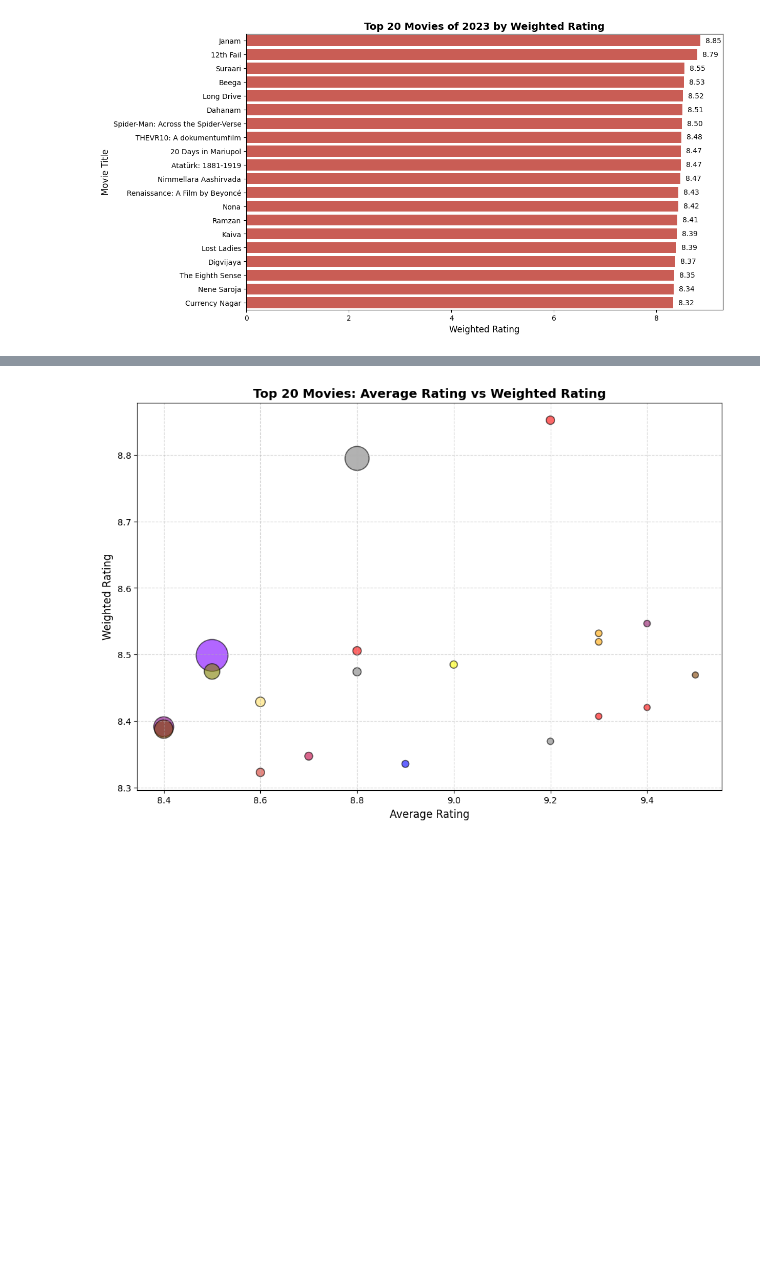
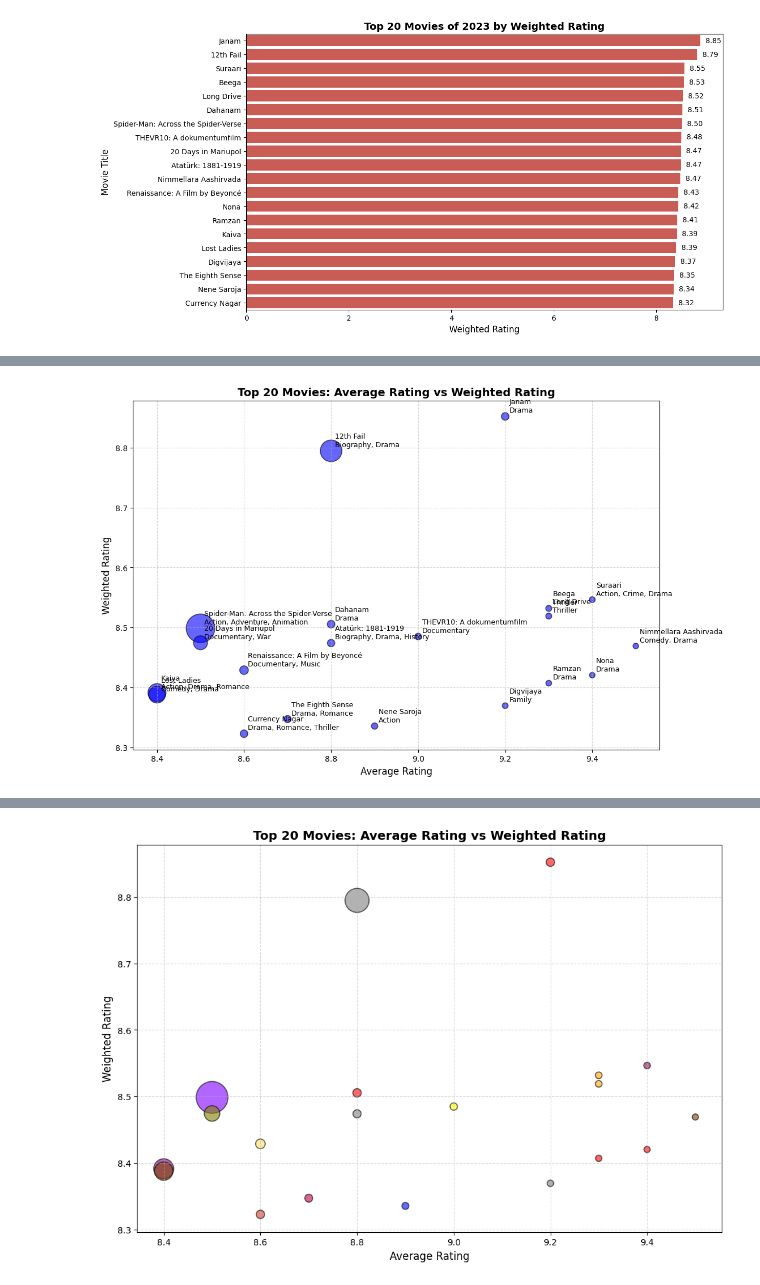
Before and after one commit to atomicshells/imdb-project, a Jupyter notebook: notebooks/exploratory-analysis.ipynb, the cells around one changed output, grey strips where cells are left out. Drawn from its saved outputs; the diff is of its cells as text; code cells hidden in the pictures; blank space fills up the shorter version.

```diff
--- a/notebooks/exploratory-analysis.ipynb
+++ b/notebooks/exploratory-analysis.ipynb
@@ -689,3 +659,42 @@ top_20_pd.head(20)
 | 17 | tt27161773 | movie | The Eighth Sense | The Eighth Sense | 0 | 2023 | NaN | 117 | Drama,Romance | ... |
 | 18 | tt29284103 | movie | Nene Saroja | Nene Saroja | 0 | 2023 | NaN | 155 | Action | ... |
 | 19 | tt30460694 | movie | Currency Nagar | Currency Nagar | 0 | 2023 | NaN | 125 | Drama,Romance,Thriller | ... |
+# %%
+import matplotlib.pyplot as plt
+import numpy as np
+
+# Bubble size based on numVotes
+bubble_size = np.sqrt(top_20_pd["numVotes"]) * 2  # Adjust for visibility
+
+# Create bubble plot
+plt.figure(figsize=(12, 8))
+plt.scatter(
+    top_20_pd["averageRating"],
+    top_20_pd["weightedRating"],
+    s=bubble_size,
+    alpha=0.6,
+    color="blue",  # Set all points to a single color
+    edgecolors="black",
+    linewidth=1.2
+)
+
+# Annotate each point with title and genres
+for i, row in top_20_pd.iterrows():
+    plt.annotate(
+        f"{row['primaryTitle']}\n{', '.join(row['genres_list'])}",
+        (row["averageRating"], row["weightedRating"]),
+        textcoords="offset points",
+        xytext=(5,5),
+        ha='left', fontsize=9
+    )
+
+# Labels and grid
+plt.xlabel("Average Rating", fontsize=12)
+plt.ylabel("Weighted Rating", fontsize=12)
+plt.title("Top 20 Movies: Average Rating vs Weighted Rating", fontsize=14, fontweight='bold')
+plt.grid(True, linestyle="--", alpha=0.5)
+
+# Show plot
+plt.show()
+# %% [output]
+[figure, added]
```
Also changed, not shown: parts of 9 cells of this notebook.
